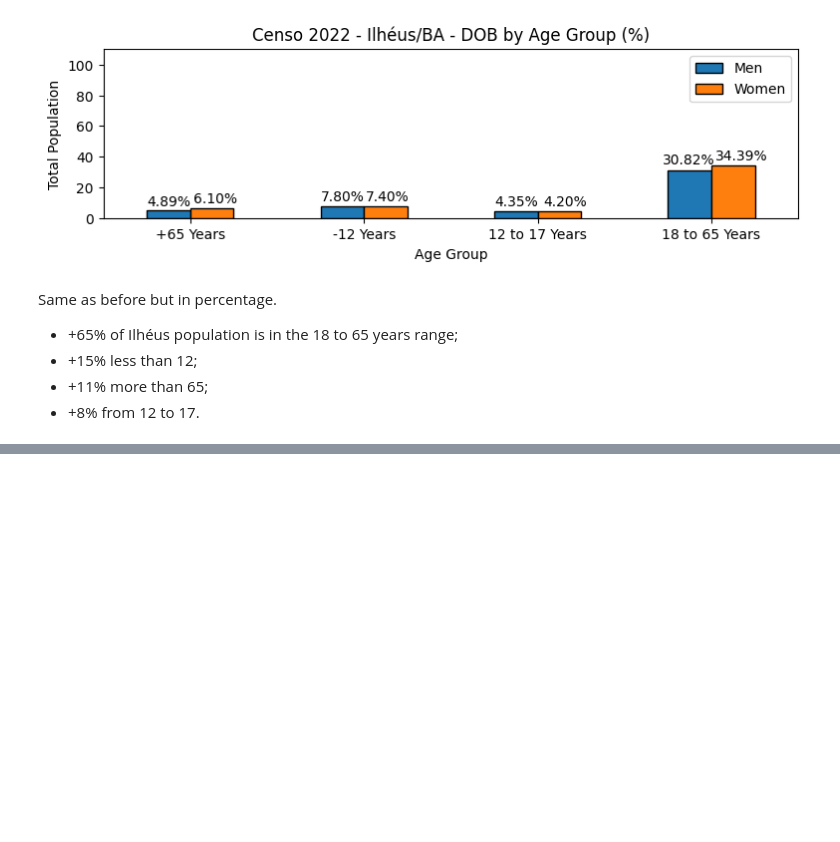
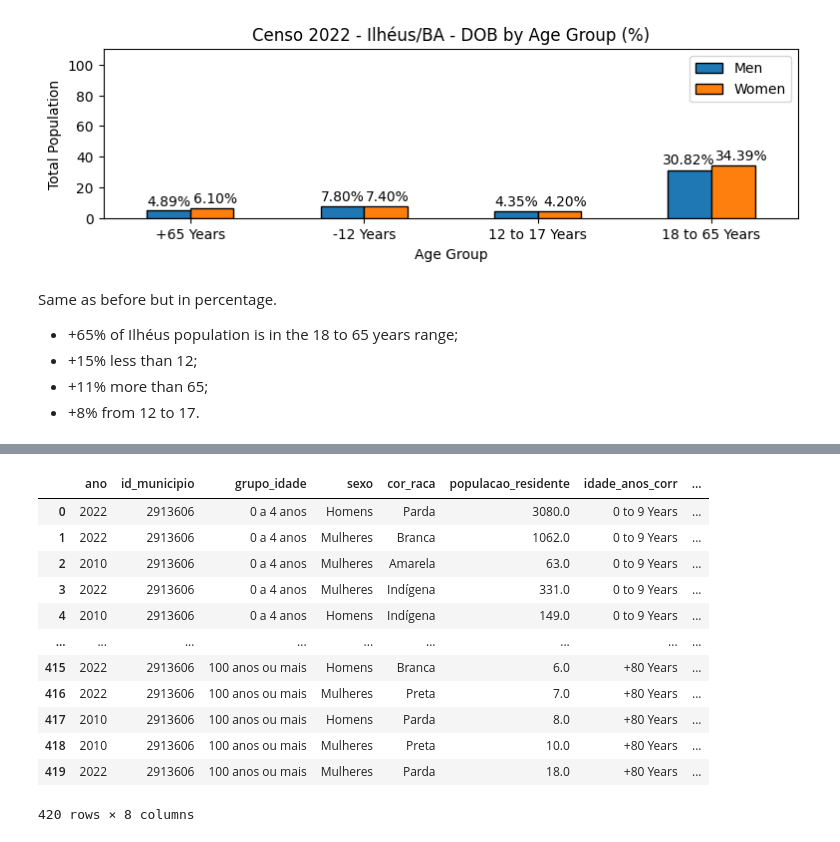
Before and after one commit to russopaulo/Censo_Ilheus_AI_immersion, a Jupyter notebook: Ilheus_Censo_2022(2024_study).ipynb, the cells around one changed output, grey strips where cells are left out. Saved outputs shown, nothing was run; the diff lists cells and outputs as text; code cells hidden in the pictures; blank space fills up the shorter version.

```diff
--- a/Ilheus_Censo_2022(2024_study).ipynb
+++ b/Ilheus_Censo_2022(2024_study).ipynb
@@ -1061,0 +1208,51 @@ df_pop_res_cor_raca
+# %%
+#This is to correct idade_anos column and create a proper age_group, there are many division here and this is not necessary
+df_pop_res_cor_raca_copy = df_pop_res_cor_raca
+
+age_ranges1 = []
+for i in df_pop_res_cor_raca_copy['grupo_idade']:
+
+    if i == '0 a 4 anos' or i == '5 a 9 anos':
+       age_ranges1.append('0 to 9 Years')
+
+    elif i == '10 a 14 anos' or i == '15 a 19 anos':
+      age_ranges1.append('10 to 19 Years')
+
+    elif i == '20 a 24 anos' or i == '25 a 29 anos':
+      age_ranges1.append('20 to 29 Years')
+
+    elif i == '30 a 34 anos' or i == '35 a 39 anos':
+      age_ranges1.append('30 to 39 Years')
+
+    elif i == '40 a 44 anos' or i == '45 a 49 anos':
+      age_ranges1.append('40 to 49 Years')
+
+    elif i == '50 a 54 anos' or i == '55 a 59 anos':
+      age_ranges1.append('50 to 59 Years')
+
+    elif i == '60 a 64 anos' or i == '65 a 69 anos':
+      age_ranges1.append('60 to 69 Years')
+
+    elif i == '70 a 74 anos' or i == '75 a 79 anos':
+      age_ranges1.append('70 to 79 Years')
+
+    else:
+      age_ranges1.append('+80 Years')
+
+df_pop_res_cor_raca_copy['grupo_idade_corr'] = age_ranges1
+
+df_pop_res_cor_raca_copy
+# %% [output]
+|  | ano | id_municipio | grupo_idade | sexo | cor_raca | populacao_residente | idade_anos_corr | ... |
+| 0 | 2022 | 2913606 | 0 a 4 anos | Homens | Parda | 3080.0 | 0 to 9 Years | ... |
+| 1 | 2022 | 2913606 | 0 a 4 anos | Mulheres | Branca | 1062.0 | 0 to 9 Years | ... |
+| 2 | 2010 | 2913606 | 0 a 4 anos | Mulheres | Amarela | 63.0 | 0 to 9 Years | ... |
+| 3 | 2022 | 2913606 | 0 a 4 anos | Mulheres | Indígena | 331.0 | 0 to 9 Years | ... |
+| 4 | 2010 | 2913606 | 0 a 4 anos | Homens | Indígena | 149.0 | 0 to 9 Years | ... |
+| ... | ... | ... | ... | ... | ... | ... | ... | ... |
+| 415 | 2022 | 2913606 | 100 anos ou mais | Homens | Branca | 6.0 | +80 Years | ... |
+| 416 | 2022 | 2913606 | 100 anos ou mais | Mulheres | Preta | 7.0 | +80 Years | ... |
+| 417 | 2010 | 2913606 | 100 anos ou mais | Homens | Parda | 8.0 | +80 Years | ... |
+| 418 | 2010 | 2913606 | 100 anos ou mais | Mulheres | Preta | 10.0 | +80 Years | ... |
+| 419 | 2022 | 2913606 | 100 anos ou mais | Mulheres | Parda | 18.0 | +80 Years | ... |
+420 rows × 8 columns
```
Also changed, not shown: parts of 23 cells of this notebook.
